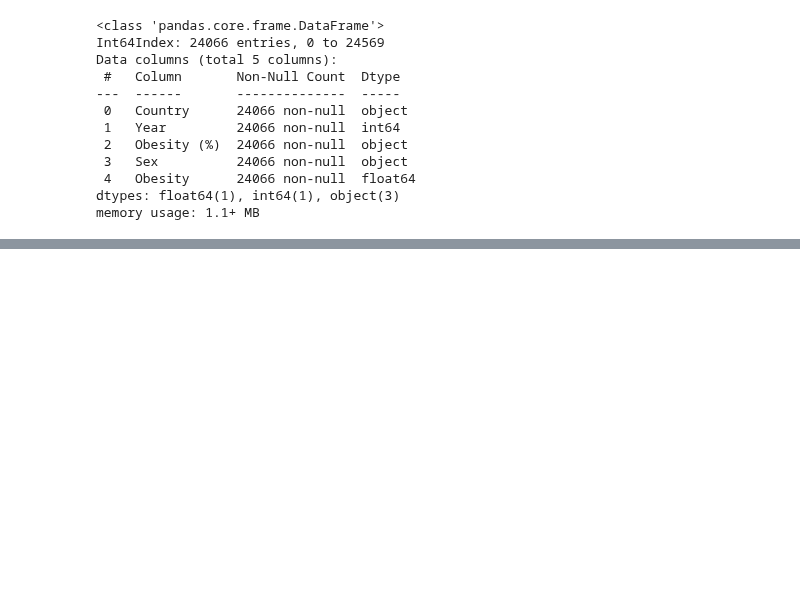
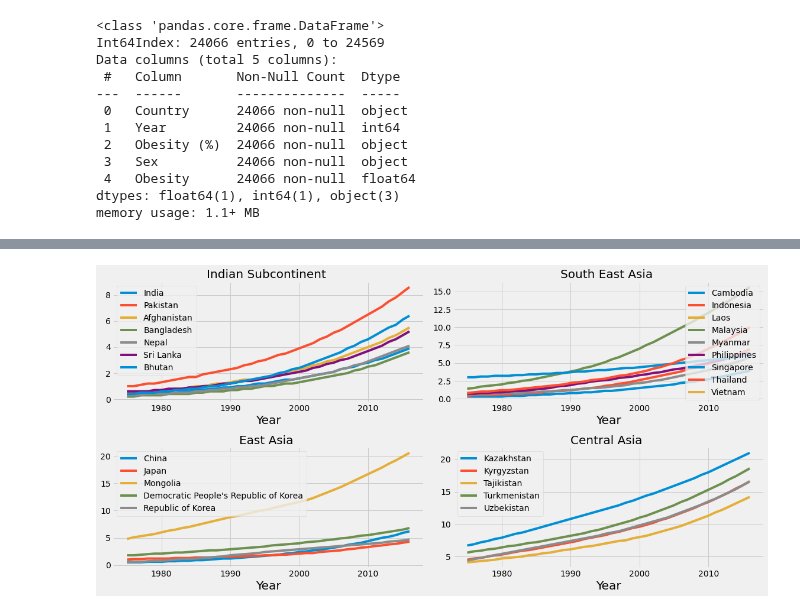
Before and after one commit to HopesDad/Py_ML_Deep_Learning, a Jupyter notebook: Obesity_Countries_EDA.ipynb, the cells around one changed output, grey strips where cells are left out. Saved outputs shown, nothing was run; the diff lists cells and outputs as text; code cells hidden in the pictures; blank space fills up the shorter version.

```diff
--- a/Obesity_Countries_EDA.ipynb
+++ b/Obesity_Countries_EDA.ipynb
@@ -143,0 +186,18 @@ memory usage: 1.1+ MB
+# %%
+df_all_sexes = pd.DataFrame()
+df_male = pd.DataFrame()
+df_female = pd.DataFrame()
+d = {}
+m = {}
+f = {}
+for country in countries:
+    d["Country"] = country
+    m["Country"] = country
+    f["Country"] = country
+    for year in years:
+        d[year] = data3[(data3["Country"] == country) & (data3["Year"] == year) & (data3["Sex"]=="Both sexes")].Obesity.iloc[0]
+        m[year] = data3[(data3["Country"] == country) & (data3["Year"] == year) & (data3["Sex"]=="Male")].Obesity.iloc[0]
+        f[year] = data3[(data3["Country"] == country) & (data3["Year"] == year) & (data3["Sex"]=="Female")].Obesity.iloc[0]
+    df_all_sexes = df_all_sexes.append(d, ignore_index=True)
+    df_male = df_male.append(m, ignore_index=True)
+    df_female = df_female.append(f, ignore_index=True)
@@ -143,0 +312,45 @@ memory usage: 1.1+ MB
+# %%
+rcParams['figure.figsize'] = 16, 8
+fig = plt.figure()
+plt.subplot(2, 2, 1)
+countries = ["India","Pakistan","Afghanistan","Bangladesh","Nepal","Sri Lanka","Bhutan"]
+for country in countries:
+    plt.plot(data3[(data3["Country"]==country) & (data3["Sex"]=="Both sexes")].Year,data3[(data3["Country"]==country) & (data3["Sex"]=="Both sexes")].Obesity, label=country )
+plt.xlabel('Year', fontsize=20)
+plt.title('Indian Subcontinent ', fontsize=20)
+plt.style.use('fivethirtyeight')
+plt.grid(True)
+plt.legend()
+plt.tight_layout()
+plt.subplot(2, 2, 2)
+countries = ["Cambodia","Indonesia","Laos","Malaysia","Myanmar","Philippines","Singapore","Thailand","Vietnam"]
+for country in countries:
+    plt.plot(data3[(data3["Country"]==country) & (data3["Sex"]=="Both sexes")].Year,data3[(data3["Country"]==country) & (data3["Sex"]=="Both sexes")].Obesity, label=country )
+plt.xlabel('Year', fontsize=20)
+plt.title('South East Asia ', fontsize=20)
+plt.style.use('fivethirtyeight')
+plt.grid(True)
+plt.legend()
+plt.tight_layout()
+plt.subplot(2, 2, 3)
+countries = ["China","Japan","Mongolia","Democratic People's Republic of Korea","Republic of Korea"]
+for country in countries:
+    plt.plot(data3[(data3["Country"]==country) & (data3["Sex"]=="Both sexes")].Year,data3[(data3["Country"]==country) & (data3["Sex"]=="Both sexes")].Obesity, label=country )
+plt.xlabel('Year', fontsize=20)
+plt.title('East Asia ', fontsize=20)
+plt.style.use('fivethirtyeight')
+plt.grid(True)
+plt.legend()
+plt.tight_layout()
+plt.subplot(2, 2, 4)
+countries = ["Kazakhstan","Kyrgyzstan","Tajikistan","Turkmenistan","Uzbekistan"]
+for country in countries:
+    plt.plot(data3[(data3["Country"]==country) & (data3["Sex"]=="Both sexes")].Year,data3[(data3["Country"]==country) & (data3["Sex"]=="Both sexes")].Obesity, label=country )
+plt.xlabel('Year', fontsize=20)
+plt.title('Central Asia ', fontsize=20)
+plt.style.use('fivethirtyeight')
+plt.grid(True)
+plt.legend()
+plt.tight_layout()
+# %% [output]
+[figure, added]
```
Also changed, not shown: parts of 20 cells of this notebook.
